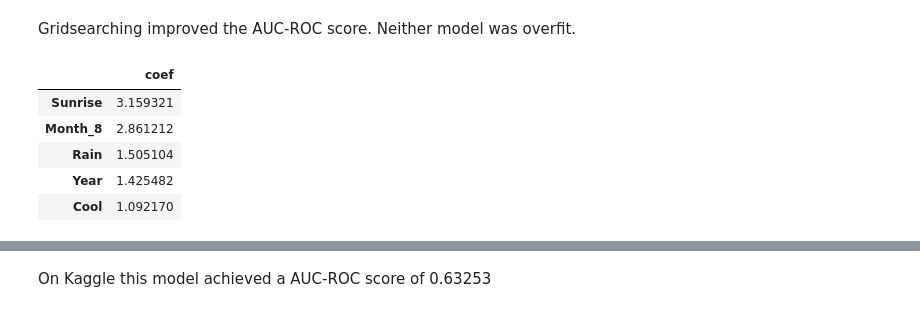
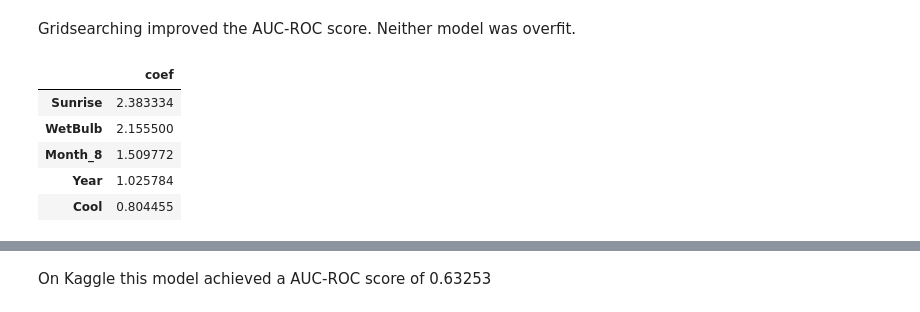
Before and after one commit to jphampton/west-nile, a Jupyter notebook: Models.ipynb, the cells around one changed output, grey strips where cells are left out. Cells and saved outputs as stored; diff of their text form; code cells hidden in the pictures.

```diff
--- a/Models.ipynb
+++ b/Models.ipynb
@@ -123,13 +123,12 @@ Gridsearching improved the AUC-ROC score. Neither model was overfit.
 # %%
 # Determine top predictors in model
 coefs = pd.DataFrame(gs.best_estimator_.coef_[0], index = X.columns, columns = ['coef'])
-coefs['coef'] = np.exp(coefs['coef'])
 coefs.sort_values(by='coef', ascending = False, inplace=True)
 coefs.head()
 # %% [output]
 |  | coef |
-| Sunrise | 3.159321 |
-| Month_8 | 2.861212 |
-| Rain | 1.505104 |
-| Year | 1.425482 |
-| Cool | 1.092170 |
+| Sunrise | 2.383334 |
+| WetBulb | 2.155500 |
+| Month_8 | 1.509772 |
+| Year | 1.025784 |
+| Cool | 0.804455 |
```
Also changed, not shown: parts of 11 cells of this notebook, 1 other file.
